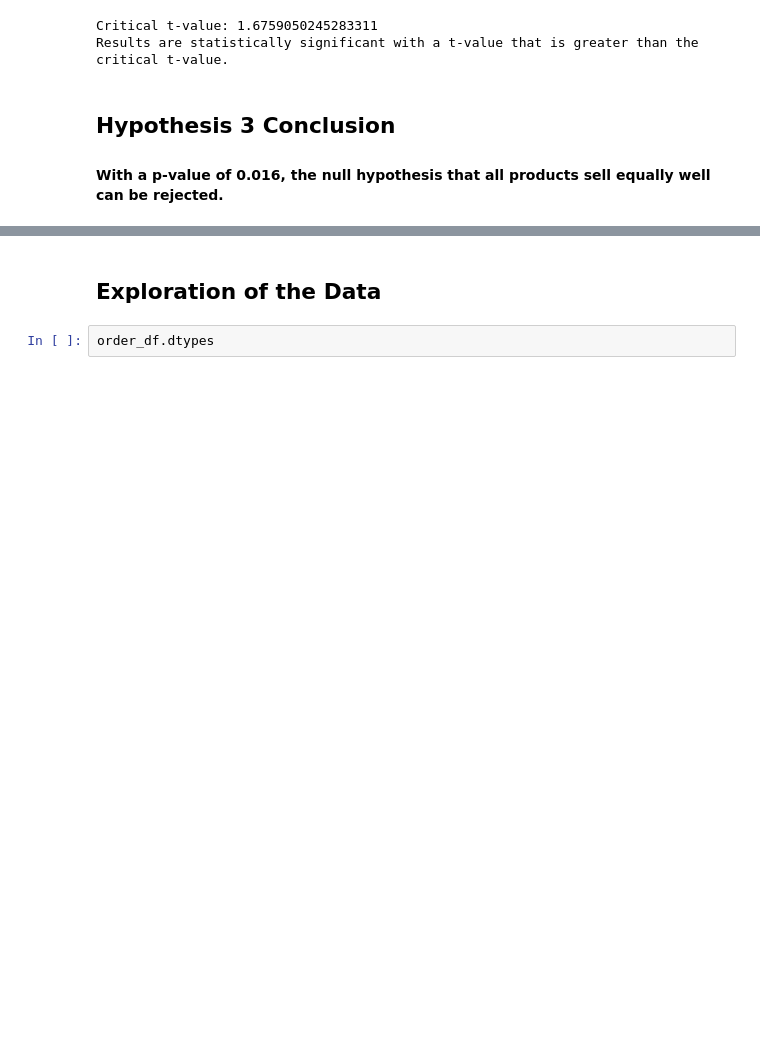
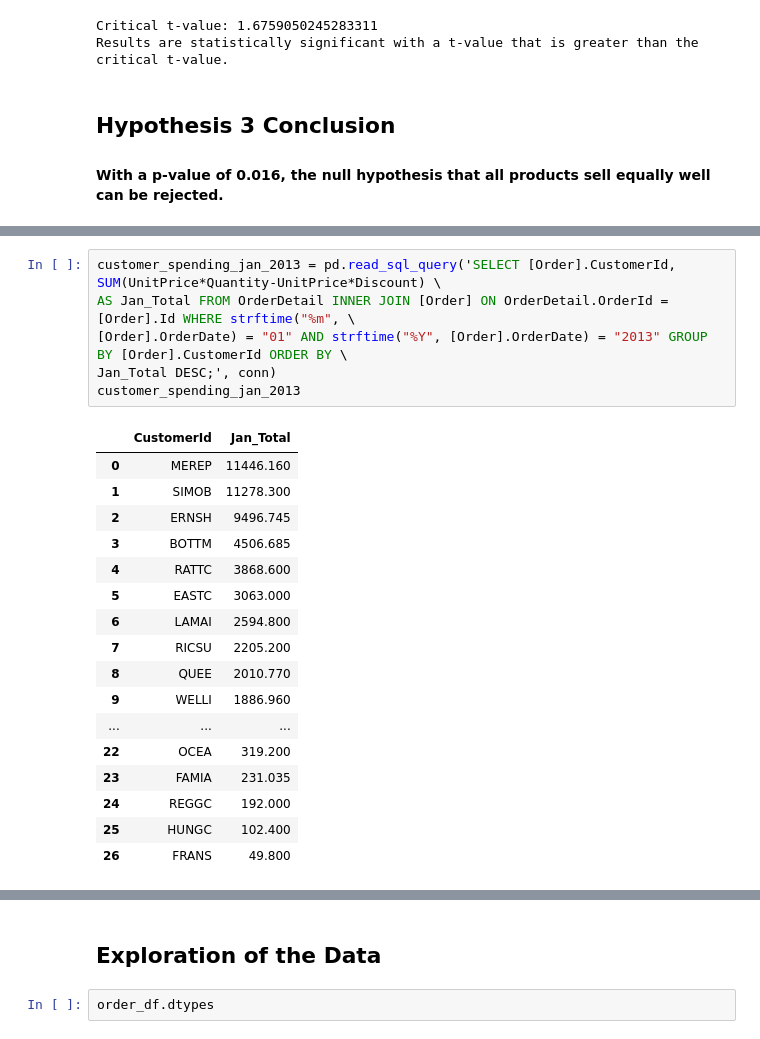
Before and after one commit to MagicMilly/dsc-2-final-project-online-ds-ft-100118, a Jupyter notebook: student.ipynb, the cells around one changed output, grey strips where cells are left out. Drawn from its saved outputs; the diff is of its cells as text; blank space fills up the shorter version.

Commit message:
customer spending by month in 2013 savea lookin good

```diff
--- a/student.ipynb
+++ b/student.ipynb
@@ -738,0 +739,24 @@ Results are statistically significant with a t-value that is greater than the cr
+# %%
+customer_spending_jan_2013 = pd.read_sql_query('SELECT [Order].CustomerId, SUM(UnitPrice*Quantity-UnitPrice*Discount) \
+AS Jan_Total FROM OrderDetail INNER JOIN [Order] ON OrderDetail.OrderId = [Order].Id WHERE strftime("%m", \
+[Order].OrderDate) = "01" AND strftime("%Y", [Order].OrderDate) = "2013" GROUP BY [Order].CustomerId ORDER BY \
+Jan_Total DESC;', conn)
+customer_spending_jan_2013
+# %% [output]
+|  | CustomerId | Jan_Total |
+| 0 | MEREP | 11446.160 |
+| 1 | SIMOB | 11278.300 |
+| 2 | ERNSH | 9496.745 |
+| 3 | BOTTM | 4506.685 |
+| 4 | RATTC | 3868.600 |
+| 5 | EASTC | 3063.000 |
+| 6 | LAMAI | 2594.800 |
+| 7 | RICSU | 2205.200 |
+| 8 | QUEE | 2010.770 |
+| 9 | WELLI | 1886.960 |
+| ... | ... | ... |
+| 22 | OCEA | 319.200 |
+| 23 | FAMIA | 231.035 |
+| 24 | REGGC | 192.000 |
+| 25 | HUNGC | 102.400 |
+| 26 | FRANS | 49.800 |
```
Also changed, not shown: parts of 13 cells of this notebook.
